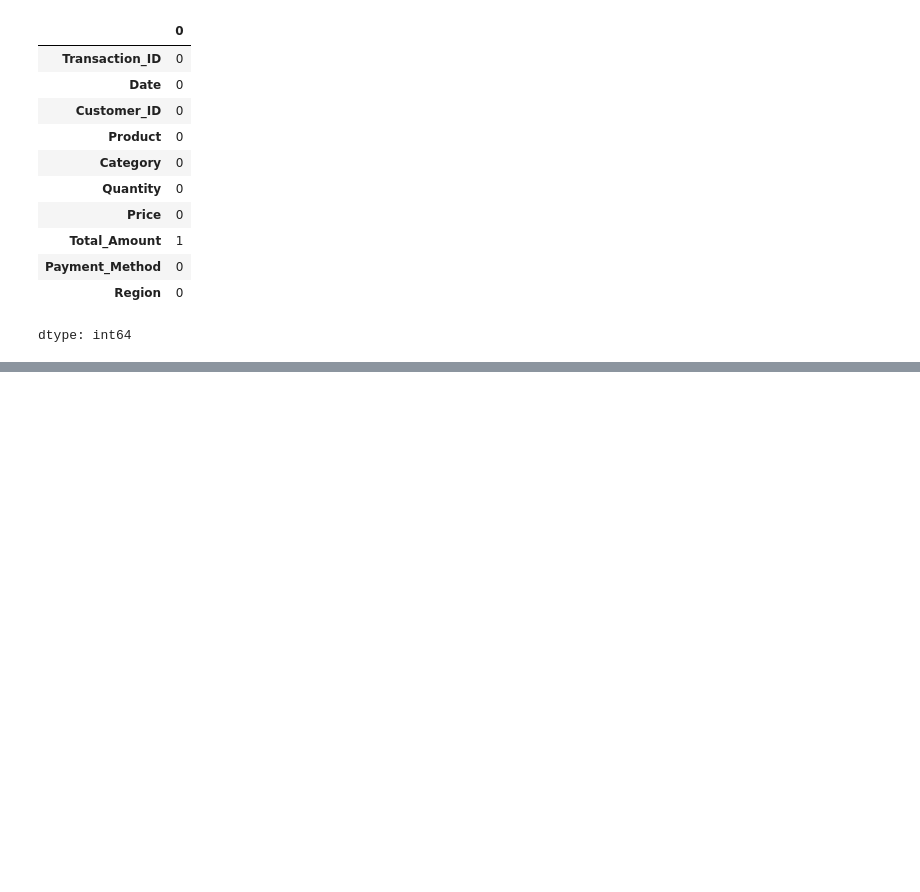
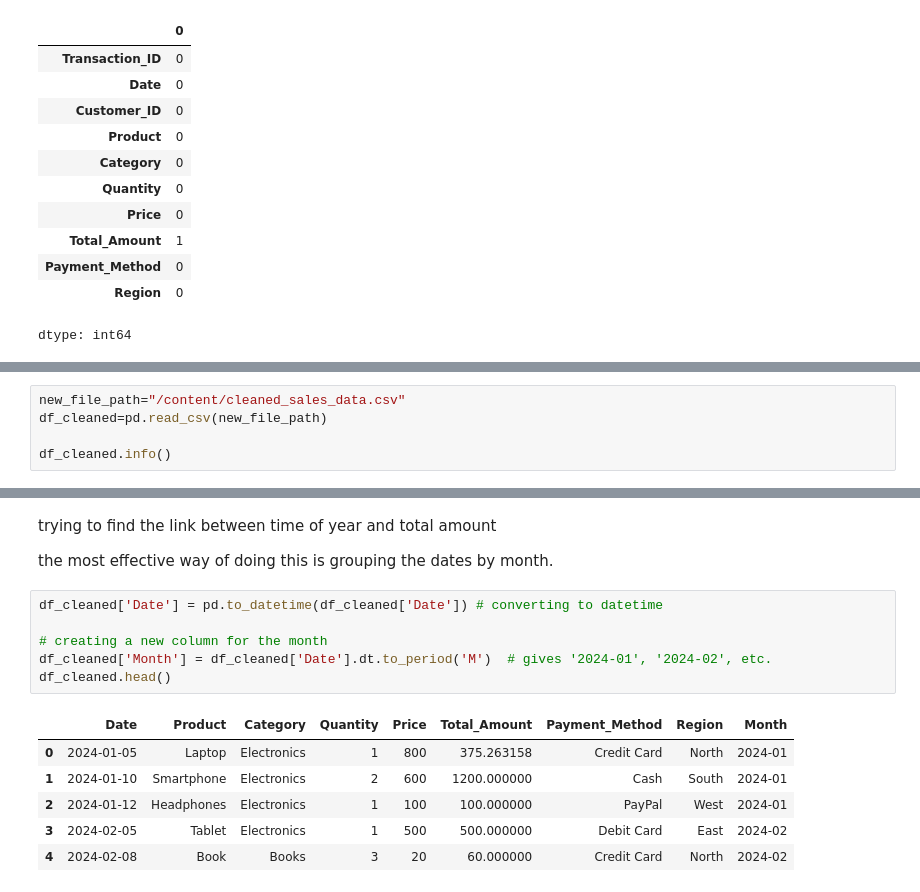
Before and after one commit to tahae02/Week-1-Data-Analysis-Internship-Uptrail, a Jupyter notebook: Week_1_Data_Analysis_for_Business_Insights.ipynb, the cells around one changed output, grey strips where cells are left out. Cells and saved outputs as stored; diff of their text form; blank space fills up the shorter version.

Commit message:
Pre-processing complete exported cleaned dataset started exploratory data analysis

```diff
--- a/Week_1_Data_Analysis_for_Business_Insights.ipynb
+++ b/Week_1_Data_Analysis_for_Business_Insights.ipynb
@@ -74,0 +125,5 @@ df.dropna()
+# %%
+new_file_path="/content/cleaned_sales_data.csv"
+df_cleaned=pd.read_csv(new_file_path)
+
+df_cleaned.info()
@@ -74,0 +173,17 @@ df.dropna()
+# %% [markdown]
+trying to find the link between time of year and total amount
+
+the most effective way of doing this is grouping the dates by month.
+# %%
+df_cleaned['Date'] = pd.to_datetime(df_cleaned['Date']) # converting to datetime
+
+# creating a new column for the month
+df_cleaned['Month'] = df_cleaned['Date'].dt.to_period('M')  # gives '2024-01', '2024-02', etc.
+df_cleaned.head()
+# %% [output]
+|  | Date | Product | Category | Quantity | Price | Total_Amount | Payment_Method | Region | Month |
+| 0 | 2024-01-05 | Laptop | Electronics | 1 | 800 | 375.263158 | Credit Card | North | 2024-01 |
+| 1 | 2024-01-10 | Smartphone | Electronics | 2 | 600 | 1200.000000 | Cash | South | 2024-01 |
+| 2 | 2024-01-12 | Headphones | Electronics | 1 | 100 | 100.000000 | PayPal | West | 2024-01 |
+| 3 | 2024-02-05 | Tablet | Electronics | 1 | 500 | 500.000000 | Debit Card | East | 2024-02 |
+| 4 | 2024-02-08 | Book | Books | 3 | 20 | 60.000000 | Credit Card | North | 2024-02 |
```
Also changed, not shown: parts of 20 cells of this notebook.
